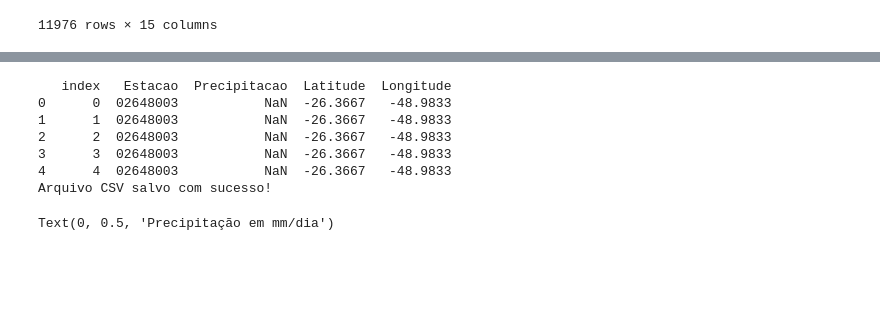
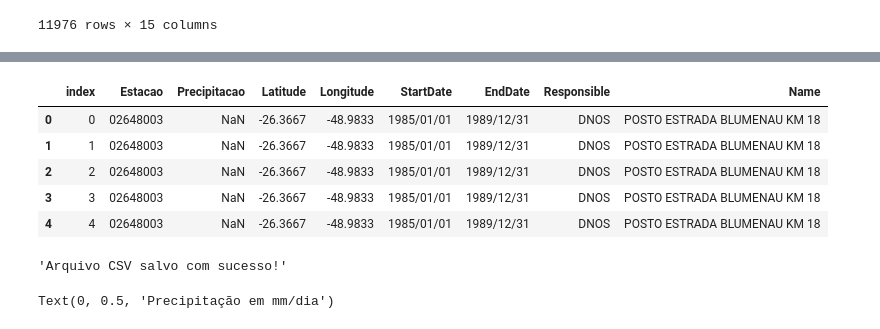
Before and after one commit to Akyzia/Precipitation_Sampling_Station, a Jupyter notebook: Arquivos/arquivo.ipynb, the cells around one changed output, grey strips where cells are left out. Cells and saved outputs as stored; diff of their text form; code cells hidden in the pictures; blank space fills up the shorter version.

```diff
--- a/Arquivos/arquivo.ipynb
+++ b/Arquivos/arquivo.ipynb
@@ -170,35 +132,43 @@ memory usage: 2.9 MB
 # %%
 # Realizando o melt do DataFrame
 data_stations_melt = pd.melt(data_stations_index,
                              id_vars='index',
                              value_vars=codigo_estacao,
                              var_name="Estacao",
                              value_name="Precipitacao")
 
-# Mapeando latitude e longitude para o código da estação
+# Mapeando latitude, longitude, data início, data fim, responsabilidade e nome da estação
 latitude_map = dict(zip(lista_estacoes_city["Code"], lista_estacoes_city["Latitude"]))
 longitude_map = dict(zip(lista_estacoes_city["Code"], lista_estacoes_city["Longitude"]))
+datainicio_map = dict(zip(lista_estacoes_city["Code"], lista_estacoes_city["StartDate"]))
+datafim_map = dict(zip(lista_estacoes_city["Code"], lista_estacoes_city["EndDate"]))
+responsibilidade_map = dict(zip(lista_estacoes_city["Code"], lista_estacoes_city["Responsible"]))
+estacao_nome_map = dict(zip(lista_estacoes_city["Code"], lista_estacoes_city["Name"]))
 
-# Adicionando as colunas de latitude e longitude ao DataFrame
+# Adicionando as colunas ao DataFrame
 data_stations_melt['Latitude'] = data_stations_melt['Estacao'].map(latitude_map)
 data_stations_melt['Longitude'] = data_stations_melt['Estacao'].map(longitude_map)
+data_stations_melt['StartDate'] = data_stations_melt['Estacao'].map(datainicio_map)
+data_stations_melt['EndDate'] = data_stations_melt['Estacao'].map(datafim_map)
+data_stations_melt['Responsible'] = data_stations_melt['Estacao'].map(responsibilidade_map)
+data_stations_melt['Name'] = data_stations_melt['Estacao'].map(estacao_nome_map)
 
 # Exibir as primeiras linhas para verificar
-print(data_stations_melt.head())
+display(data_stations_melt.head())
 
 # Salvar o DataFrame como arquivo CSV
 data_stations_melt.to_csv('data_stations_melt.csv', index=False)
 
 # Exibir uma mensagem de sucesso
-print("Arquivo CSV salvo com sucesso!")
+display("Arquivo CSV salvo com sucesso!")
 # %% [output]
+|  | index | Estacao | Precipitacao | Latitude | Longitude | StartDate | EndDate | Responsible | Name |
+| 0 | 0 | 02648003 | NaN | -26.3667 | -48.9833 | 1985/01/01 | 1989/12/31 | DNOS | POSTO ESTRADA BLUMENAU KM 18 |
+| 1 | 1 | 02648003 | NaN | -26.3667 | -48.9833 | 1985/01/01 | 1989/12/31 | DNOS | POSTO ESTRADA BLUMENAU KM 18 |
+| 2 | 2 | 02648003 | NaN | -26.3667 | -48.9833 | 1985/01/01 | 1989/12/31 | DNOS | POSTO ESTRADA BLUMENAU KM 18 |
+| 3 | 3 | 02648003 | NaN | -26.3667 | -48.9833 | 1985/01/01 | 1989/12/31 | DNOS | POSTO ESTRADA BLUMENAU KM 18 |
+| 4 | 4 | 02648003 | NaN | -26.3667 | -48.9833 | 1985/01/01 | 1989/12/31 | DNOS | POSTO ESTRADA BLUMENAU KM 18 |
-   index   Estacao  Precipitacao  Latitude  Longitude
-0      0  02648003           NaN  -26.3667   -48.9833
-1      1  02648003           NaN  -26.3667   -48.9833
-2      2  02648003           NaN  -26.3667   -48.9833
-3      3  02648003           NaN  -26.3667   -48.9833
-4      4  02648003           NaN  -26.3667   -48.9833
-Arquivo CSV salvo com sucesso!
+'Arquivo CSV salvo com sucesso!'
 # %%
 fig, ax = plt.subplots(1,1,figsize=(15,10), dpi=100)
 from matplotlib import rc
```
Also changed, not shown: parts of 4 cells of this notebook, 1 other file.
